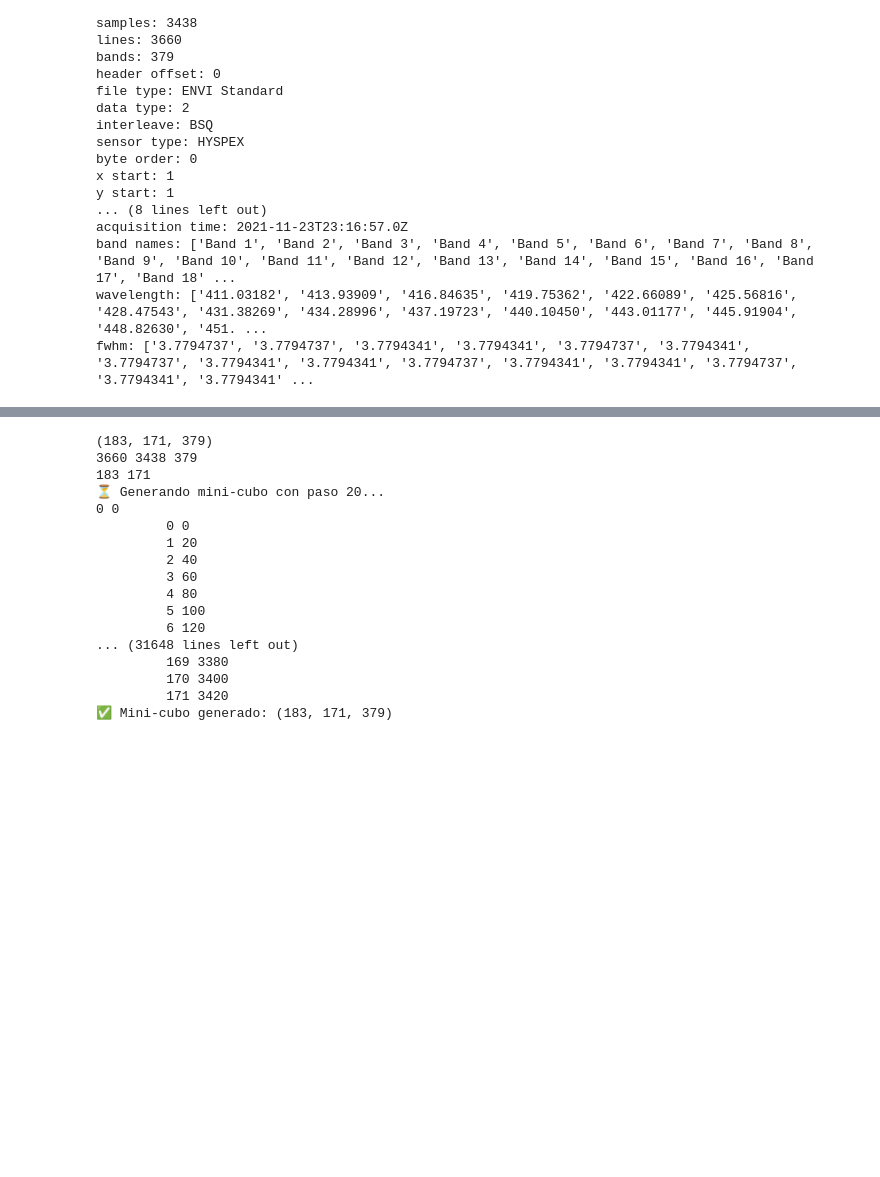
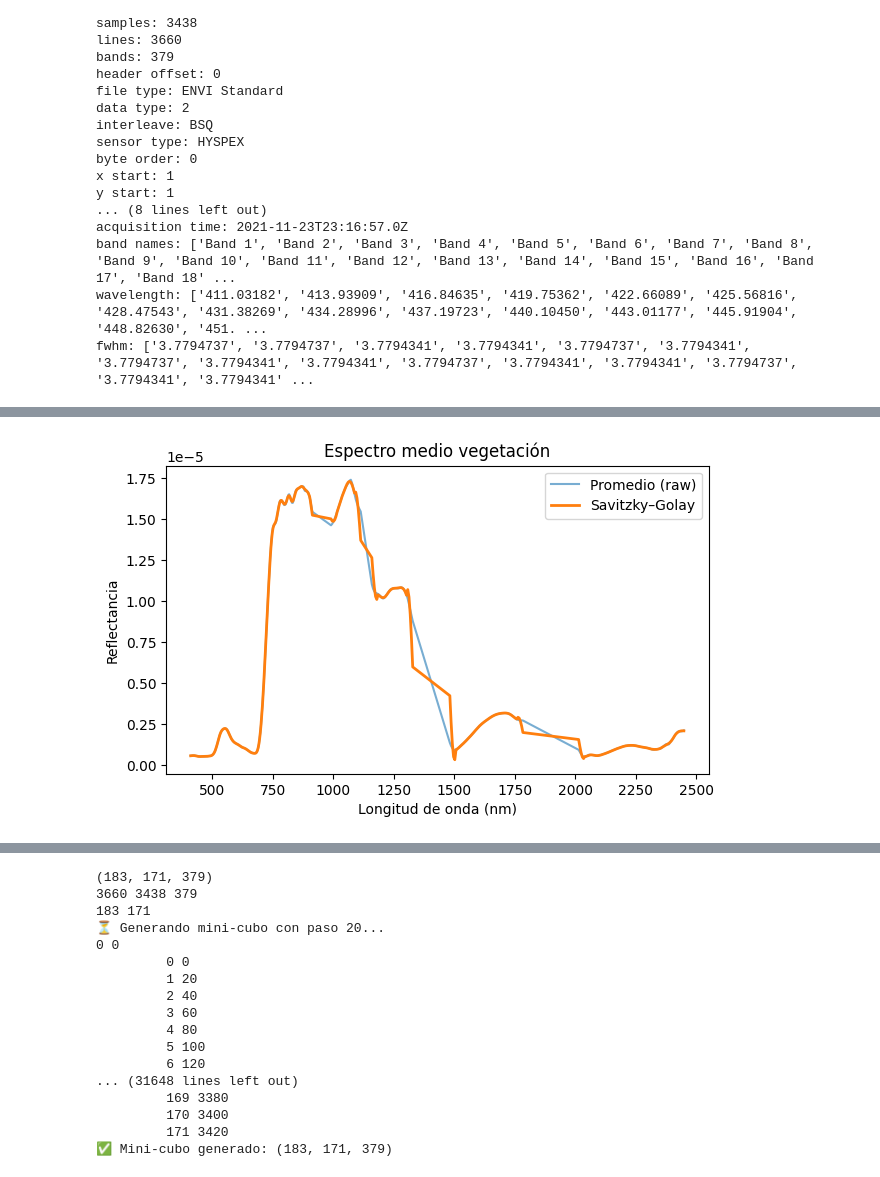
Before and after one commit to johnma96/thesis, a Jupyter notebook: notebooks/001-jmmz-load-data.ipynb, the cells around one changed output, grey strips where cells are left out. Drawn from its saved outputs; the diff is of its cells as text; code cells hidden in the pictures; blank space fills up the shorter version.

```diff
--- a/notebooks/001-jmmz-load-data.ipynb
+++ b/notebooks/001-jmmz-load-data.ipynb
@@ -73,0 +162,28 @@ fwhm: ['3.7794737', '3.7794737', '3.7794341', '3.7794341', '3.7794737', '3.77943
+# %%
+from scipy.signal import savgol_filter
+
+valid_bands = np.arange(img.nbands)
+if wavelengths is not None:
+    water_mask = ((wavelengths > 1340) & (wavelengths < 1440)) | ((wavelengths > 1800) & (wavelengths < 1950))
+    valid_bands = np.where(~water_mask)[0]
+
+# Ejemplo: suavizar un espectro promedio de vegetación
+ys, xs = np.where(veg_mask)
+# Tomamos una muestra aleatoria de píxeles vegetación para diagnóstico
+idx = np.random.choice(len(ys), size=min(2000, len(ys)), replace=False)
+
+spec_stack = []
+for bi in valid_bands:
+    band = to_reflectance(bi)
+    spec_stack.append(band[ys[idx], xs[idx]])
+spec_stack = np.array(spec_stack)  # shape: [Bvalid, Nsamples]
+
+spec_mean = np.nanmean(spec_stack, axis=1)
+spec_sg   = savgol_filter(spec_mean, window_length=11, polyorder=3, mode='interp')
+
+plt.figure(figsize=(7,4))
+plt.plot(wavelengths[valid_bands], spec_mean, label='Promedio (raw)', alpha=0.6)
+plt.plot(wavelengths[valid_bands], spec_sg,   label='Savitzky–Golay', linewidth=2)
+plt.xlabel('Longitud de onda (nm)'); plt.ylabel('Reflectancia'); plt.legend(); plt.title('Espectro medio vegetación'); plt.show()
+# %% [output]
+[figure, added]
```
Also changed, not shown: parts of 18 cells of this notebook, 4 other files.
